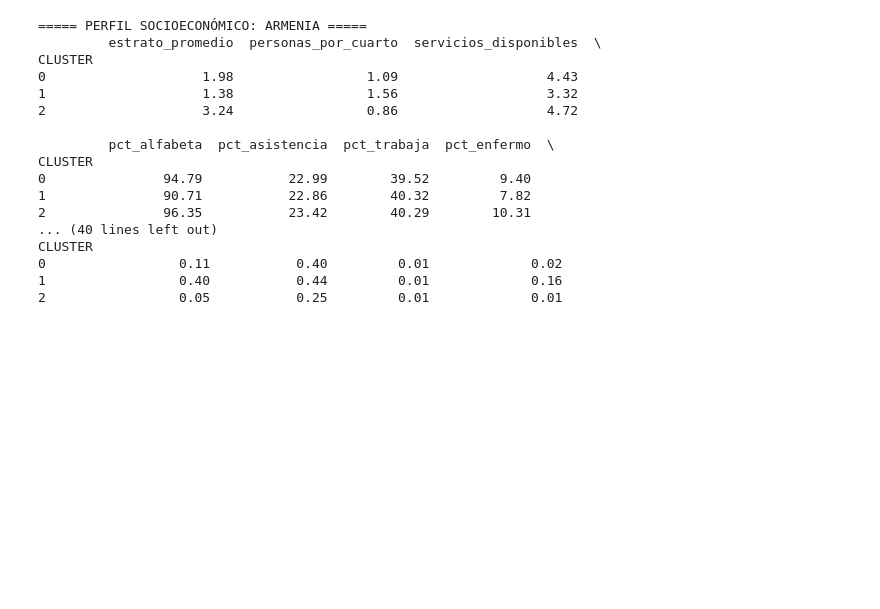
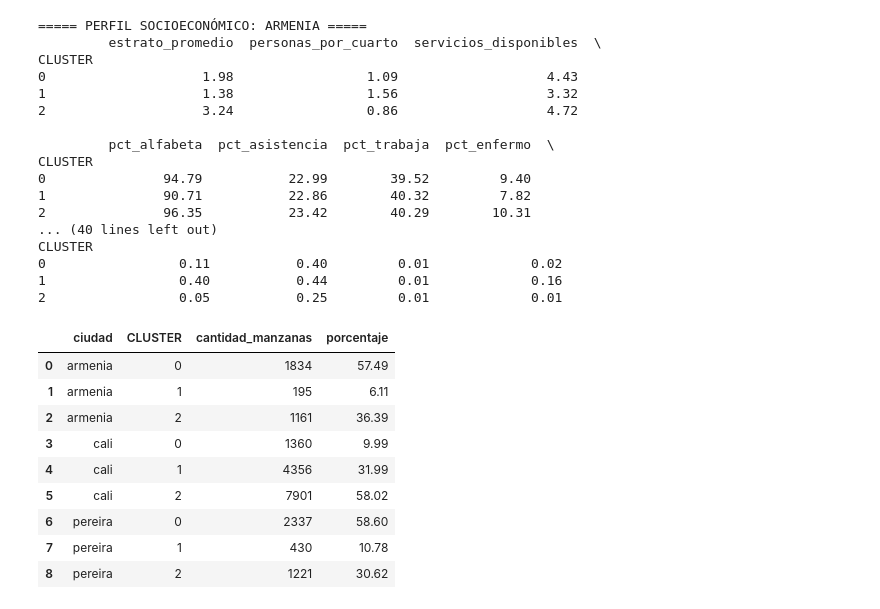
Before and after one commit to winterprueba/PROYECTO-DE-GRADO, a Jupyter notebook: ETAPA 4 - CLUSTERING/CLUSTERING VARIABLES INTERPRETACION.ipynb, the cells around one changed output. Cells and saved outputs as stored; diff of their text form; code cells hidden in the pictures; blank space fills up the shorter version.

```diff
--- a/ETAPA 4 - CLUSTERING/CLUSTERING VARIABLES INTERPRETACION.ipynb
+++ b/ETAPA 4 - CLUSTERING/CLUSTERING VARIABLES INTERPRETACION.ipynb
@@ -652,3 +652,74 @@ CLUSTER
 0                 0.11           0.40         0.01             0.02
 1                 0.40           0.44         0.01             0.16
 2                 0.05           0.25         0.01             0.01
+# %%
+# ============================================================
+# TABLA: CANTIDAD DE MANZANAS ÚNICAS POR CIUDAD Y CLUSTER
+# ============================================================
+
+import pandas as pd
+from pathlib import Path
+
+base_path = Path("ETAPA 4 - CLUSTERING/outputs")
+
+files = {
+    "armenia": base_path / "armenia_clusters_final.csv",
+    "cali": base_path / "cali_clusters_final.csv",
+    "pereira": base_path / "pereira_clusters_final.csv",
+}
+
+id_manzana = "COD_DANE_ANM"   # También podrías usar "MANZ_CCNCT"
+
+tablas_cluster = []
+
+for ciudad, ruta in files.items():
+    df = pd.read_csv(ruta)
+
+    columnas_necesarias = [id_manzana, "CLUSTER"]
+    faltantes = [col for col in columnas_necesarias if col not in df.columns]
+
+    if faltantes:
+        print(f"En {ciudad} faltan estas columnas: {faltantes}")
+        continue
+
+    # Una sola fila por manzana y cluster
+    df_manzanas = (
+        df[[id_manzana, "CLUSTER"]]
+        .dropna(subset=[id_manzana, "CLUSTER"])
+        .drop_duplicates()
+    )
+
+    tabla_ciudad = (
+        df_manzanas
+        .groupby("CLUSTER")
+        .agg(cantidad_manzanas=(id_manzana, "nunique"))
+        .reset_index()
+    )
+
+    tabla_ciudad["ciudad"] = ciudad
+
+    tabla_ciudad["porcentaje"] = (
+        tabla_ciudad["cantidad_manzanas"] /
+        tabla_ciudad["cantidad_manzanas"].sum() * 100
+    ).round(2)
+
+    tablas_cluster.append(tabla_ciudad)
+
+tabla_manzanas_cluster = pd.concat(tablas_cluster, ignore_index=True)
+
+tabla_manzanas_cluster = tabla_manzanas_cluster[
+    ["ciudad", "CLUSTER", "cantidad_manzanas", "porcentaje"]
+].sort_values(["ciudad", "CLUSTER"])
+
+display(tabla_manzanas_cluster)
+# %% [output]
+|  | ciudad | CLUSTER | cantidad_manzanas | porcentaje |
+| 0 | armenia | 0 | 1834 | 57.49 |
+| 1 | armenia | 1 | 195 | 6.11 |
+| 2 | armenia | 2 | 1161 | 36.39 |
+| 3 | cali | 0 | 1360 | 9.99 |
+| 4 | cali | 1 | 4356 | 31.99 |
+| 5 | cali | 2 | 7901 | 58.02 |
+| 6 | pereira | 0 | 2337 | 58.60 |
+| 7 | pereira | 1 | 430 | 10.78 |
+| 8 | pereira | 2 | 1221 | 30.62 |
```
Also changed, not shown: parts of 1 cell of this notebook, 4 other files.
